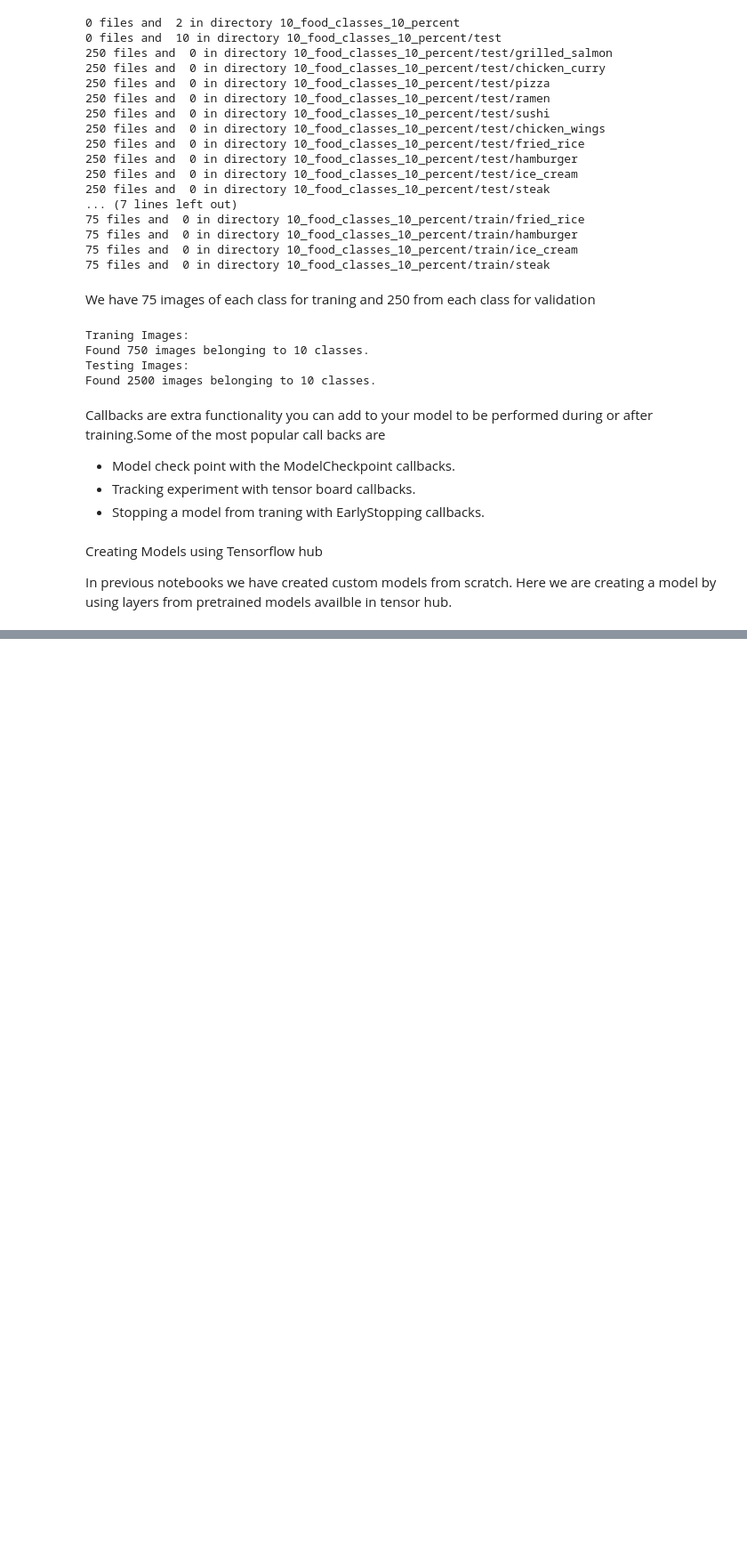
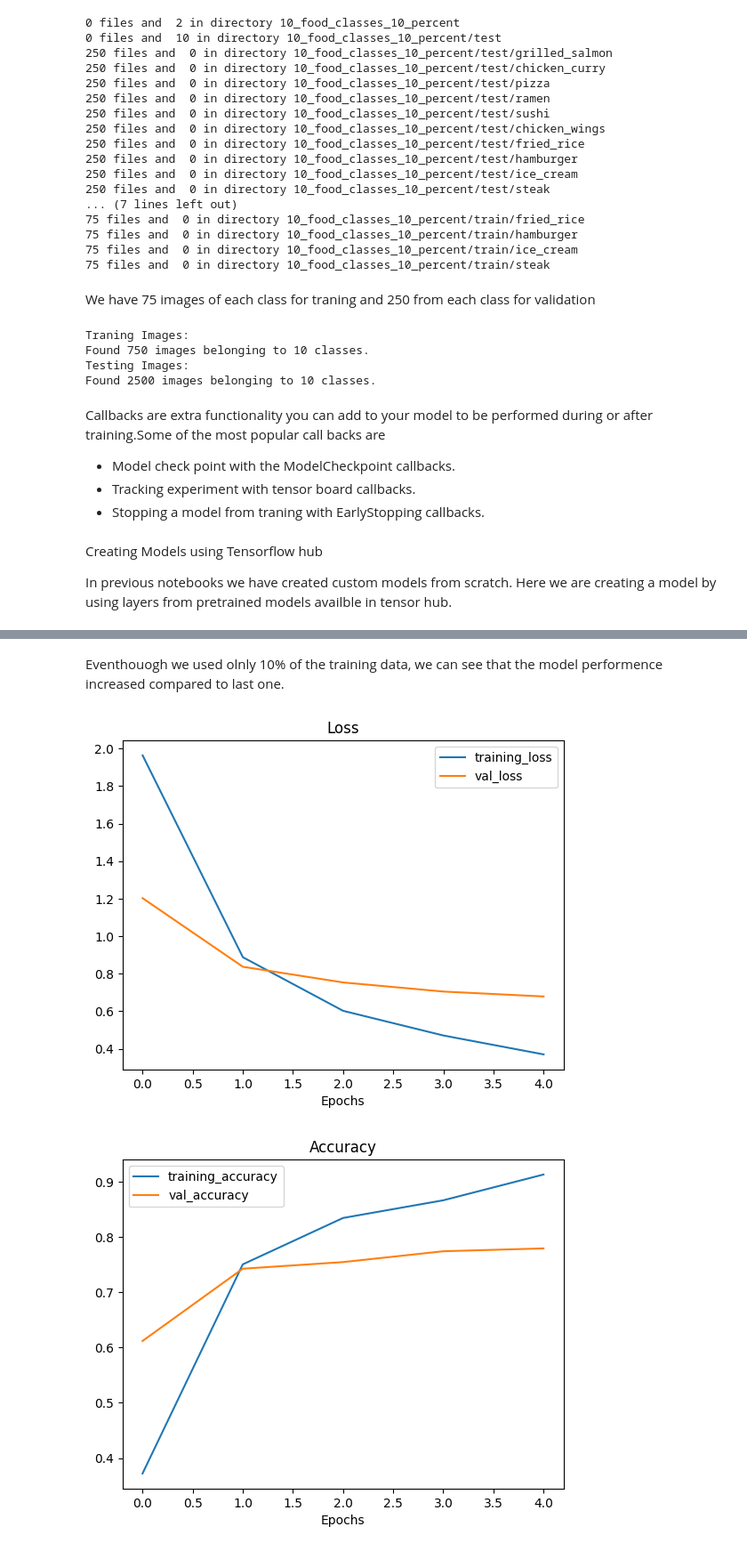
Before and after one commit to annchirackal/Tensorflow-Developer-Certification, a Jupyter notebook: 12_Transfer_Learning.ipynb, the cells around one changed output, grey strips where cells are left out. Shown at 89% size. Saved outputs shown, nothing was run; the diff lists cells and outputs as text; code cells hidden in the pictures; blank space fills up the shorter version.

```diff
--- a/12_Transfer_Learning.ipynb
+++ b/12_Transfer_Learning.ipynb
@@ -67,7 +69,7 @@ train_data=train_data_gen.flow_from_directory(train_dir,
                                               batch_size=BATCH_SIZE,
                                               class_mode="categorical")
 print("Testing Images:")
-train_data=train_data_gen.flow_from_directory(test_dir,
+test_data=train_data_gen.flow_from_directory(test_dir,
                                               target_size=IMAGE_SHAPE,
                                               batch_size=BATCH_SIZE,
                                               class_mode="categorical")
@@ -84,7 +86,7 @@ Callbacks are extra functionality you can add to your model to be performed duri
 # %%
 #create a tensorboard callbacks
 
-def create_tensorboard_callbacks(dirname,experiment_name):
+def create_tensorboard_callback(dirname,experiment_name):
   log_dir=dirname+"/"+experiment_name+datetime.datetime.now().strftime("%Y%m%d-%H%M%S")
   tensorboard_callback=tf.keras.callbacks.TensorBoard(log_dir=log_dir,)
   print(f"Saving TensorBorad log files to {log_dir} ")
@@ -95,0 +141,10 @@ In previous notebooks we have created custom models from scratch. Here we are cr
+# %%
+# Fit the model
+resnet_history = resnet_model.fit(train_data,
+                                  epochs=5,
+                                  steps_per_epoch=len(train_data),
+                                  validation_data=test_data,
+                                  validation_steps=len(test_data),
+                                  # Add TensorBoard callback to model (callbacks parameter takes a list)
+                                  callbacks=[create_tensorboard_callback(dirname="tensorflow_hub", # save experiment logs here
+                                                                         experiment_name="resnet50V2")]) # name of log
@@ -95,0 +163,35 @@ In previous notebooks we have created custom models from scratch. Here we are cr
+# %% [markdown]
+Eventhouogh we used olnly 10% of the training data, we can see that the model performence increased compared to last one.
+# %%
+# Plot the validation and training data separately
+def plot_loss_curves(history):
+  """
+  Returns separate loss curves for training and validation metrics.
+  """
+  loss = history.history['loss']
+  val_loss = history.history['val_loss']
+
+  accuracy = history.history['accuracy']
+  val_accuracy = history.history['val_accuracy']
+
+  epochs = range(len(history.history['loss']))
+
+  # Plot loss
+  plt.plot(epochs, loss, label='training_loss')
+  plt.plot(epochs, val_loss, label='val_loss')
+  plt.title('Loss')
+  plt.xlabel('Epochs')
+  plt.legend()
+
+  # Plot accuracy
+  plt.figure()
+  plt.plot(epochs, accuracy, label='training_accuracy')
+  plt.plot(epochs, val_accuracy, label='val_accuracy')
+  plt.title('Accuracy')
+  plt.xlabel('Epochs')
+  plt.legend();
+# %%
+plot_loss_curves(resnet_history)
+# %% [output]
+[figure, added]
+[figure, added]
```
Also changed, not shown: parts of 6 cells of this notebook.
